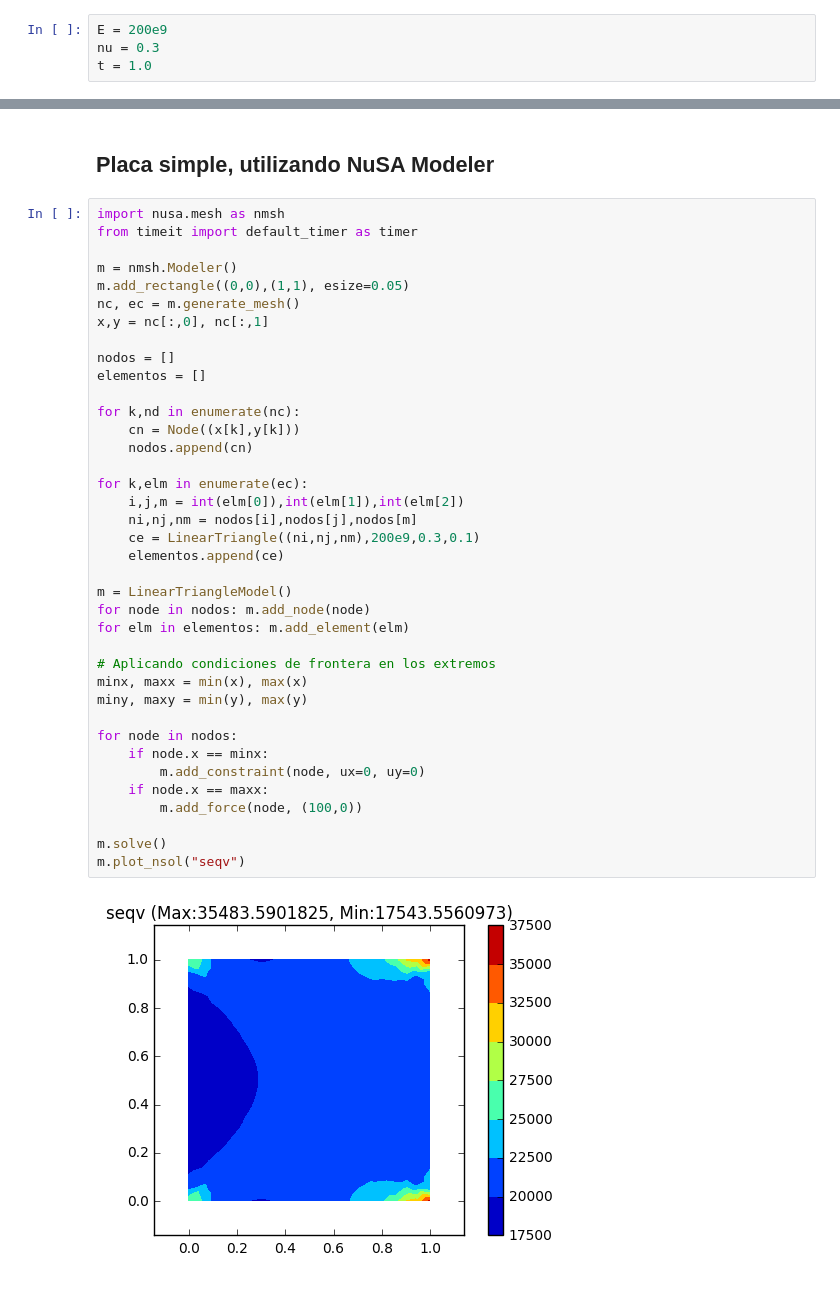
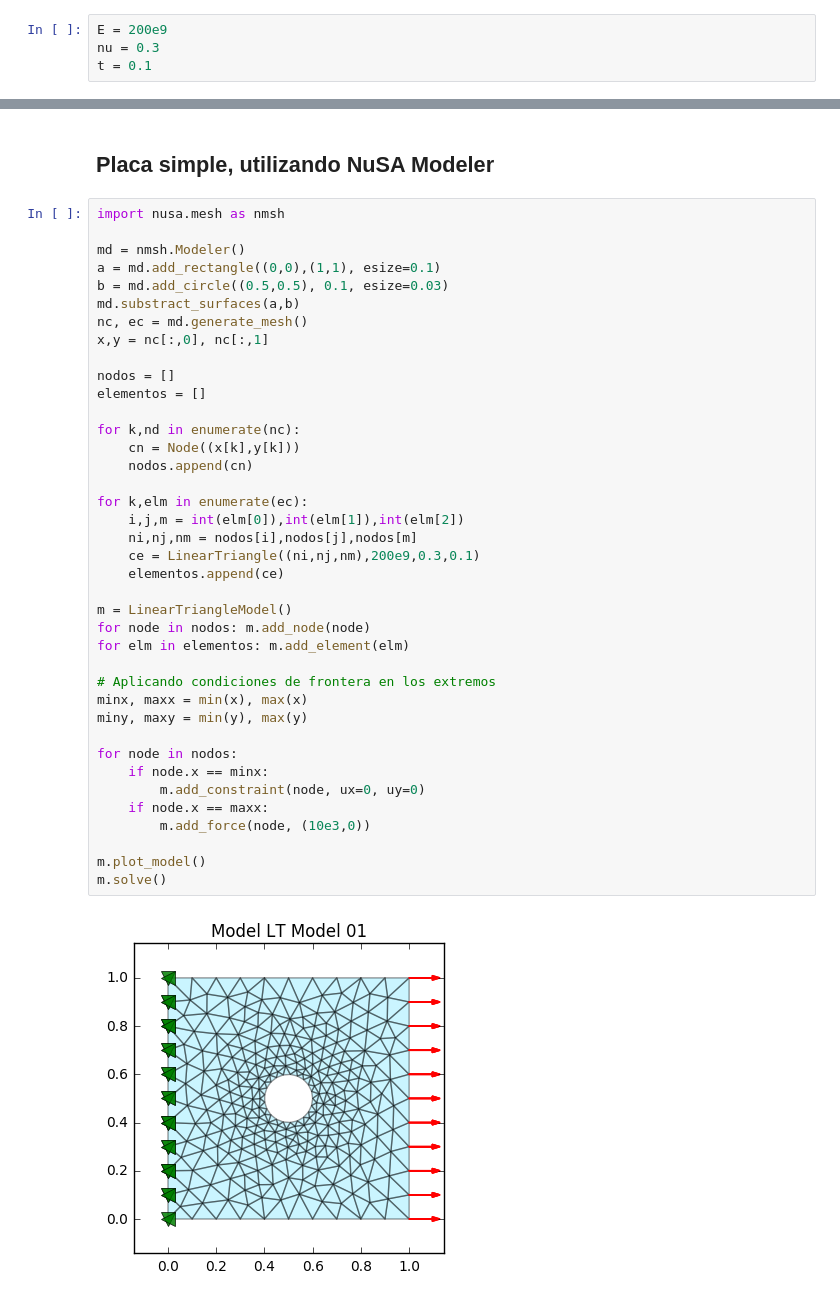
Before and after one commit to JorgeDeLosSantos/nusa, a Jupyter notebook: docs/nusa-info/es/linear-triangle-element.ipynb, the cells around one changed output, grey strips where cells are left out. Saved outputs shown, nothing was run; the diff lists cells and outputs as text.

```diff
--- a/docs/nusa-info/es/linear-triangle-element.ipynb
+++ b/docs/nusa-info/es/linear-triangle-element.ipynb
@@ -69,7 +69,7 @@ Definimos algunas propiedades a utilizar:
 # %%
 E = 200e9
 nu = 0.3
-t = 1.0
+t = 0.1
 # %% [markdown]
 Creamos los nodos y el elemento:
 # %%
@@ -118,41 +118,42 @@ m.plot_nsol('ux')
 ## Placa simple, utilizando NuSA Modeler
 # %%
 import nusa.mesh as nmsh
-from timeit import default_timer as timer
 
-m = nmsh.Modeler()
-m.add_rectangle((0,0),(1,1), esize=0.05)
-nc, ec = m.generate_mesh()
+md = nmsh.Modeler()
+a = md.add_rectangle((0,0),(1,1), esize=0.1)
+b = md.add_circle((0.5,0.5), 0.1, esize=0.03)
+md.substract_surfaces(a,b)
+nc, ec = md.generate_mesh()
 x,y = nc[:,0], nc[:,1]
 
 nodos = []
 elementos = []
 
 for k,nd in enumerate(nc):
     cn = Node((x[k],y[k]))
     nodos.append(cn)
 
 for k,elm in enumerate(ec):
     i,j,m = int(elm[0]),int(elm[1]),int(elm[2])
     ni,nj,nm = nodos[i],nodos[j],nodos[m]
     ce = LinearTriangle((ni,nj,nm),200e9,0.3,0.1)
     elementos.append(ce)
 
 m = LinearTriangleModel()
 for node in nodos: m.add_node(node)
 for elm in elementos: m.add_element(elm)
 
 # Aplicando condiciones de frontera en los extremos
 minx, maxx = min(x), max(x)
 miny, maxy = min(y), max(y)
 
 for node in nodos:
     if node.x == minx:
         m.add_constraint(node, ux=0, uy=0)
     if node.x == maxx:
-        m.add_force(node, (100,0))
+        m.add_force(node, (10e3,0))
 
+m.plot_model()
 m.solve()
-m.plot_nsol("seqv")
 # %% [output]
-[figure, old version]
+[figure, new version]
```
Also changed, not shown: parts of 9 cells of this notebook, 5 other files.
